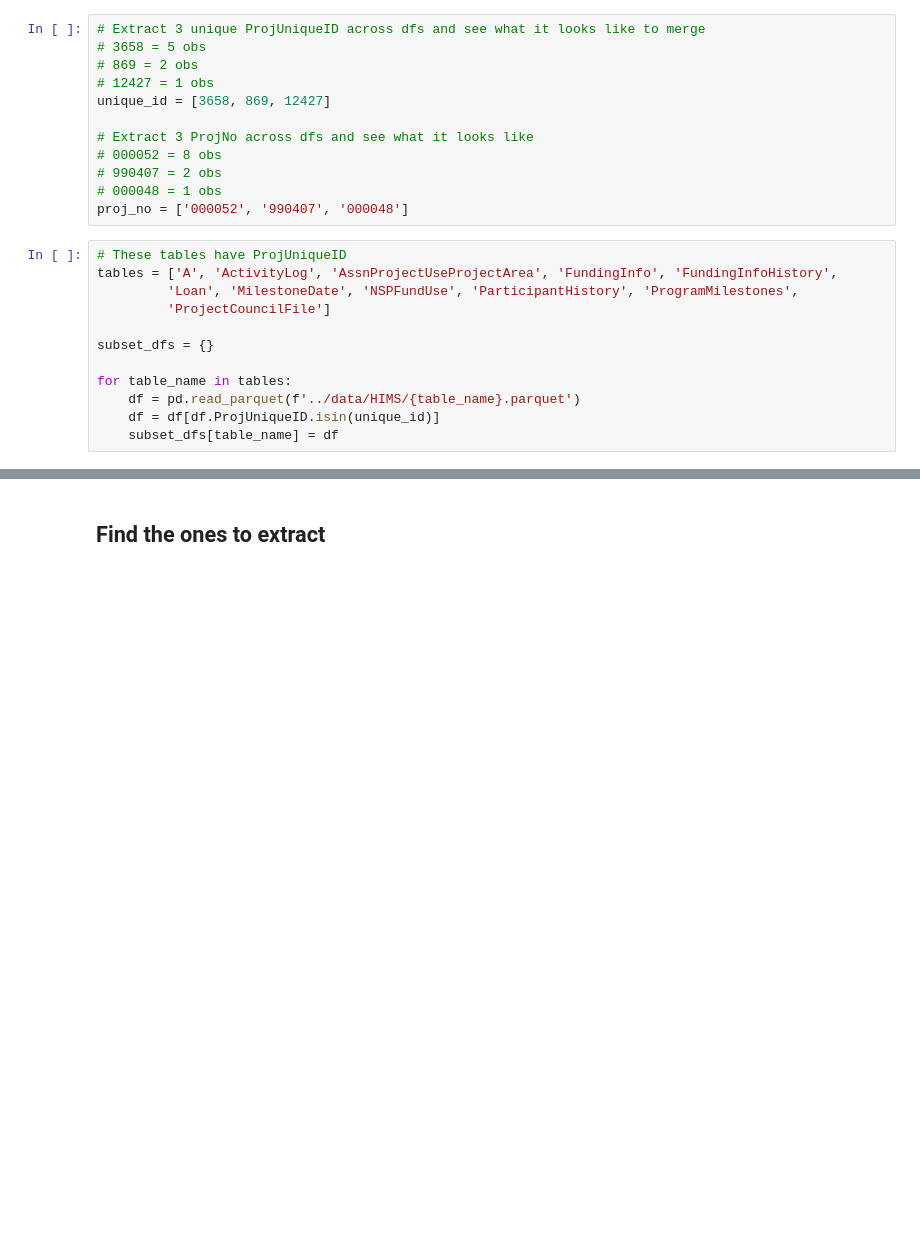
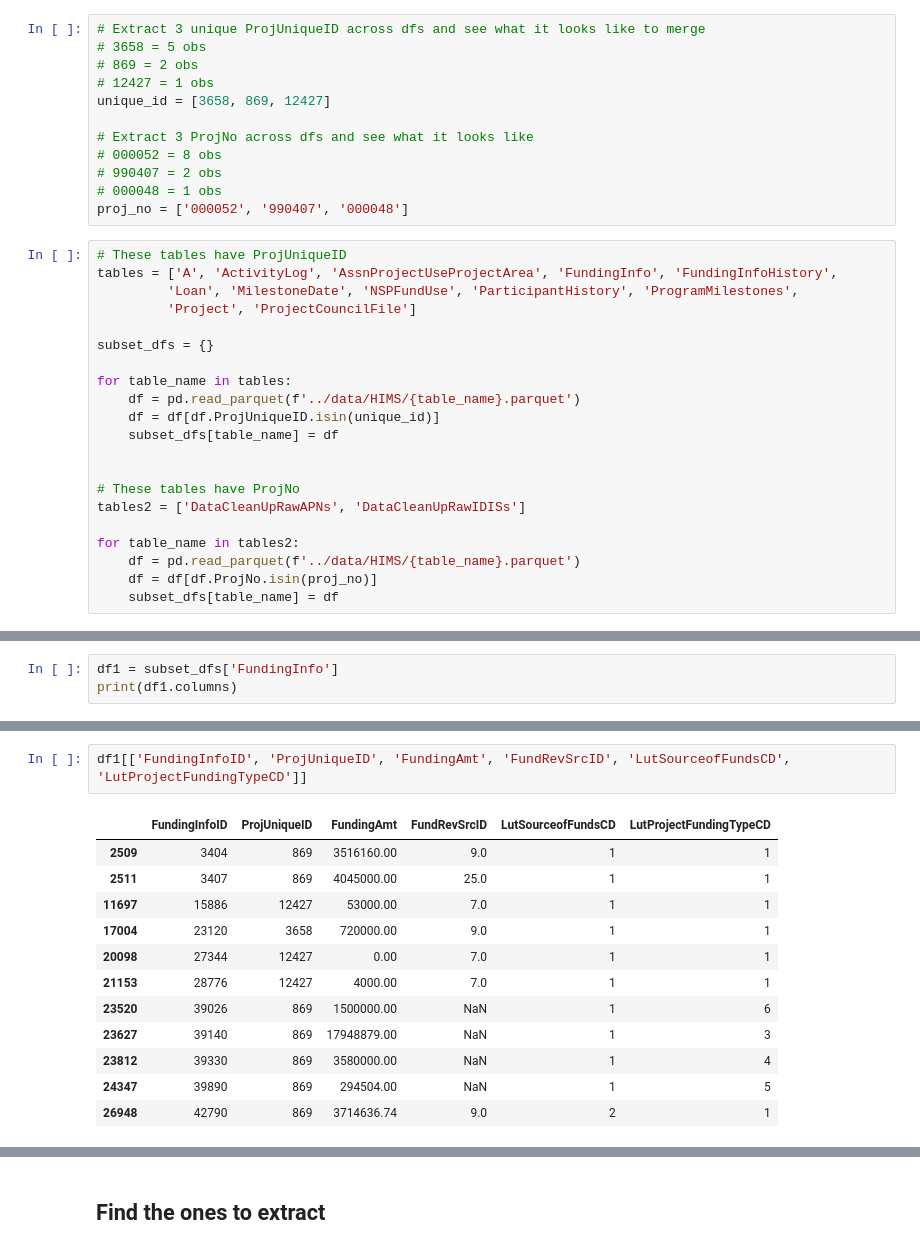
Before and after one commit to CityOfLosAngeles/hcid-cdbg-metrics, a Jupyter notebook: notebooks/hims-deeper.ipynb, the cells around one changed output, grey strips where cells are left out. Saved outputs shown, nothing was run; the diff lists cells and outputs as text; blank space fills up the shorter version.

```diff
--- a/notebooks/hims-deeper.ipynb
+++ b/notebooks/hims-deeper.ipynb
@@ -20,7 +20,7 @@ proj_no = ['000052', '990407', '000048']
 # These tables have ProjUniqueID
 tables = ['A', 'ActivityLog', 'AssnProjectUseProjectArea', 'FundingInfo', 'FundingInfoHistory',
          'Loan', 'MilestoneDate', 'NSPFundUse', 'ParticipantHistory', 'ProgramMilestones',
-         'ProjectCouncilFile']
+         'Project', 'ProjectCouncilFile']
 
 subset_dfs = {}
 
@@ -28,3 +28,12 @@ for table_name in tables:
     df = pd.read_parquet(f'../data/HIMS/{table_name}.parquet')
     df = df[df.ProjUniqueID.isin(unique_id)]
     subset_dfs[table_name] = df
+
+
+# These tables have ProjNo
+tables2 = ['DataCleanUpRawAPNs', 'DataCleanUpRawIDISs']
+
+for table_name in tables2:
+    df = pd.read_parquet(f'../data/HIMS/{table_name}.parquet')
+    df = df[df.ProjNo.isin(proj_no)]
+    subset_dfs[table_name] = df
@@ -55,0 +42,3 @@ for key, value in subset_dfs.items():
+# %%
+df1 = subset_dfs['FundingInfo']
+print(df1.columns)
@@ -55,0 +55,15 @@ for key, value in subset_dfs.items():
+# %%
+df1[['FundingInfoID', 'ProjUniqueID', 'FundingAmt', 'FundRevSrcID', 'LutSourceofFundsCD', 'LutProjectFundingTypeCD']]
+# %% [output]
+|  | FundingInfoID | ProjUniqueID | FundingAmt | FundRevSrcID | LutSourceofFundsCD | LutProjectFundingTypeCD |
+| 2509 | 3404 | 869 | 3516160.00 | 9.0 | 1 | 1 |
+| 2511 | 3407 | 869 | 4045000.00 | 25.0 | 1 | 1 |
+| 11697 | 15886 | 12427 | 53000.00 | 7.0 | 1 | 1 |
+| 17004 | 23120 | 3658 | 720000.00 | 9.0 | 1 | 1 |
+| 20098 | 27344 | 12427 | 0.00 | 7.0 | 1 | 1 |
+| 21153 | 28776 | 12427 | 4000.00 | 7.0 | 1 | 1 |
+| 23520 | 39026 | 869 | 1500000.00 | NaN | 1 | 6 |
+| 23627 | 39140 | 869 | 17948879.00 | NaN | 1 | 3 |
+| 23812 | 39330 | 869 | 3580000.00 | NaN | 1 | 4 |
+| 24347 | 39890 | 869 | 294504.00 | NaN | 1 | 5 |
+| 26948 | 42790 | 869 | 3714636.74 | 9.0 | 2 | 1 |
```
Also changed, not shown: parts of 18 cells of this notebook, 4 other files.
